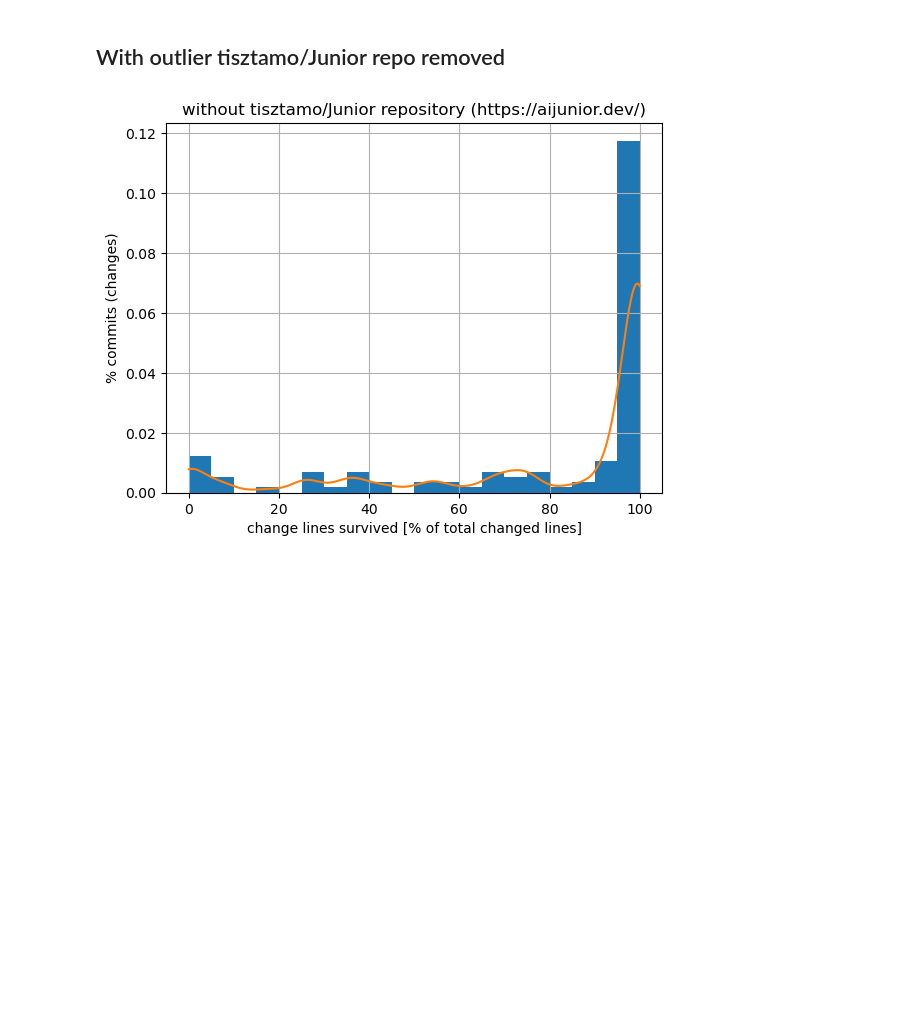
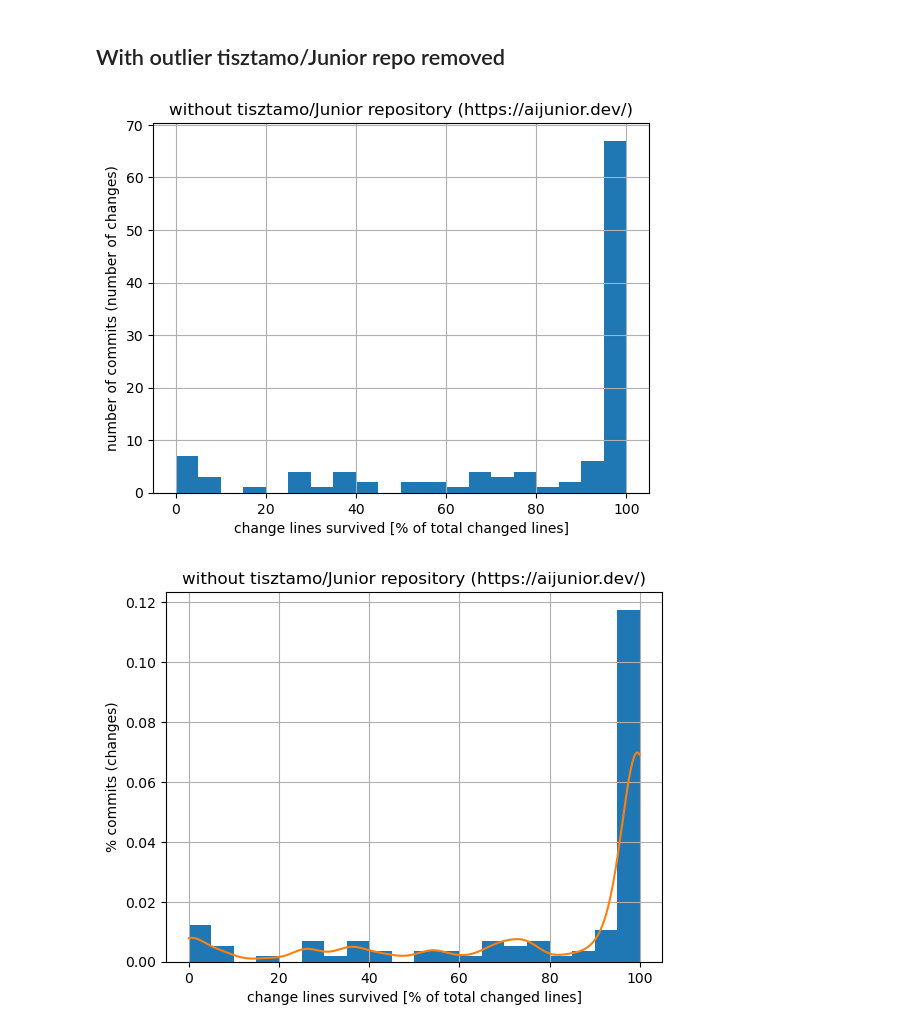
Before and after one commit to ncusi/MSR_Challenge_2024, a Jupyter notebook: notebooks/analyze_changes_survival.ipynb, the cells around one changed output. Drawn from its saved outputs; the diff is of its cells as text; code cells hidden in the pictures; blank space fills up the shorter version.

```diff
--- a/notebooks/analyze_changes_survival.ipynb
+++ b/notebooks/analyze_changes_survival.ipynb
@@ -119,3 +142,6 @@ This means that the script didn't add those 5 cases where there was an error
+# %%
+# we can skip those cases when there was an error
+df_sel = df_sel[df_sel['error'] == False]
 # %%
 df_sel.loc[:,'change_lines_survived_perc'] = 100.0*df_sel['change_lines_survived']/df_sel['change_lines_total']
 # %%
@@ -185,6 +211,20 @@ plt.show()
 [figure]
 # %% [markdown]
 ## With outlier tisztamo/Junior repo removed
+# %%
+fig, ax = plt.subplots()
+
+df_subsel = df_sel[df_sel['RepoName'] != 'tisztamo/Junior']
+
+df_subsel['change_lines_survived_perc'].hist(ax=ax, bins=20, grid=True)
+
+ax.set_xlabel('change lines survived [% of total changed lines]')
+ax.set_ylabel('number of commits (number of changes)')
+ax.set_title('without tisztamo/Junior repository (https://aijunior.dev/)')
+
+plt.show()
+# %% [output]
+[figure, added]
 # %%
 fig, ax = plt.subplots()
 
```
Also changed, not shown: parts of 40 cells of this notebook.
